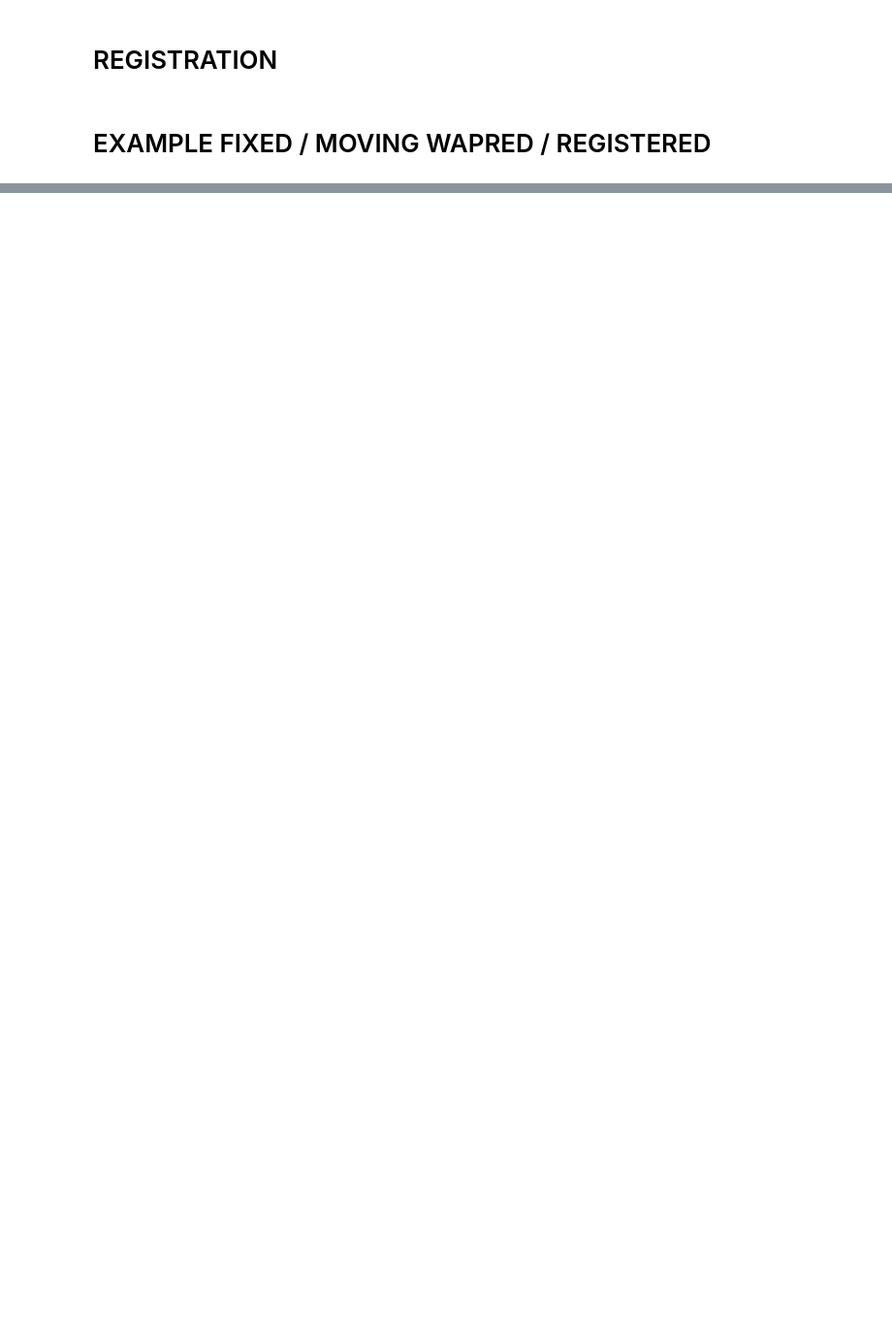
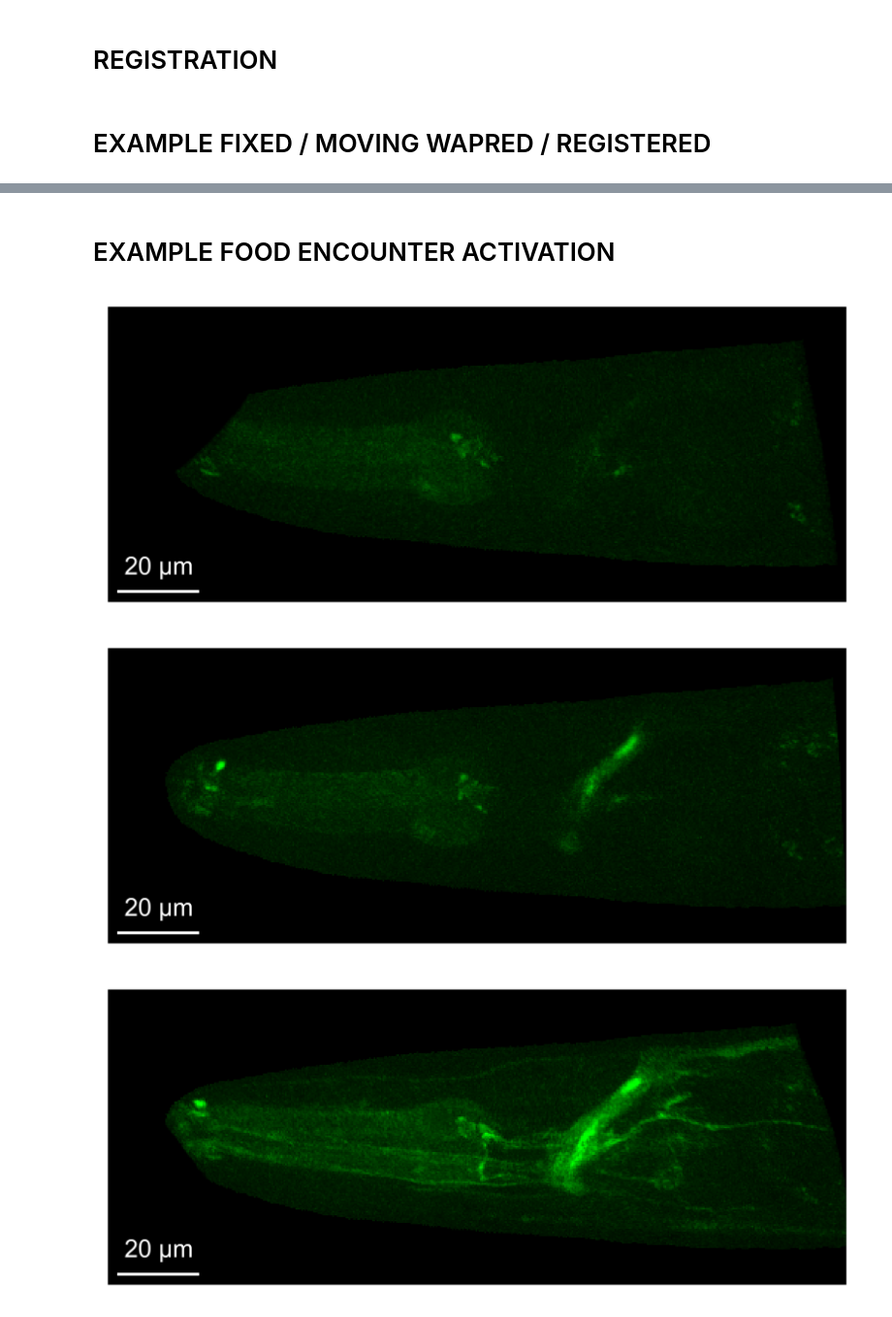
Before and after one commit to MunibH/g5ht-pipeline, a Jupyter notebook: grant_plots.ipynb, the cells around one changed output, grey strips where cells are left out. Shown at 97% size. Drawn from its saved outputs; the diff is of its cells as text; code cells hidden in the pictures; blank space fills up the shorter version.

```diff
--- a/grant_plots.ipynb
+++ b/grant_plots.ipynb
@@ -358,0 +396,46 @@ plt.show()
+# %% [markdown]
+# EXAMPLE FOOD ENCOUNTER ACTIVATION
+# %%
+save = False
+dpi = 1000
+
+
+# load no signal frame, preencounter frame, postencounter frame, maximum intensity projection
+no_signal = np.max(tifffile.imread(os.path.join(OUT_DIR, 'registered', '0003.tif'))[:,0,:,:], axis=0) # HW
+preencounter = np.max(tifffile.imread(os.path.join(OUT_DIR, 'registered', '0100.tif'))[:,0,:,:], axis=0) # HW
+postencounter = np.max(tifffile.imread(os.path.join(OUT_DIR, 'registered', '0180.tif'))[:,0,:,:], axis=0) # HW
+
+mask = tifffile.imread(os.path.join(OUT_DIR, 'fixed_mask.tif'))
+
+# apply mask to each of the frames
+no_signal = no_signal * mask
+preencounter = preencounter * mask
+postencounter = postencounter * mask
+
+microshow(images=no_signal[np.newaxis,:,:], cmaps=['green'], flip_map=False, fig_scaling=5, dpi=dpi,
+        rescale_type='limits', limits=[0, 250],
+        scalebar_unit_per_pix=0.36, scalebar_thickness=0.01,
+        scalebar_size_in_units=20, unit='um', scalebar_color='white', scalebar_location='lower left')
+if save:
+        plt.savefig(os.path.join(FIG_DIR, 'no_food_g5.svg'), format='svg', dpi=dpi  )
+plt.show()
+
+microshow(images=preencounter[np.newaxis,:,:], cmaps=['green'], flip_map=False, fig_scaling=5, dpi=dpi,
+        rescale_type='limits', limits=[0, 250],
+        scalebar_unit_per_pix=0.36, scalebar_thickness=0.01,
+        scalebar_size_in_units=20, unit='um', scalebar_color='white', scalebar_location='lower left')
+if save:
+        plt.savefig(os.path.join(FIG_DIR, 'pre_food_g5.svg'), format='svg', dpi=dpi  )
+plt.show()
+
+microshow(images=postencounter[np.newaxis,:,:], cmaps=['green'], flip_map=False, fig_scaling=5, dpi=dpi,
+        rescale_type='limits', limits=[0, 250],
+        scalebar_unit_per_pix=0.36, scalebar_thickness=0.01,
+        scalebar_size_in_units=20, unit='um', scalebar_color='white', scalebar_location='lower left')
+if save:
+        plt.savefig(os.path.join(FIG_DIR, 'post_food_g5.svg'), format='svg', dpi=dpi  )
+plt.show()
+# %% [output]
+[figure, added]
+[figure, added]
+[figure, added]
```
Also changed, not shown: parts of 6 cells of this notebook, 3 other files.
